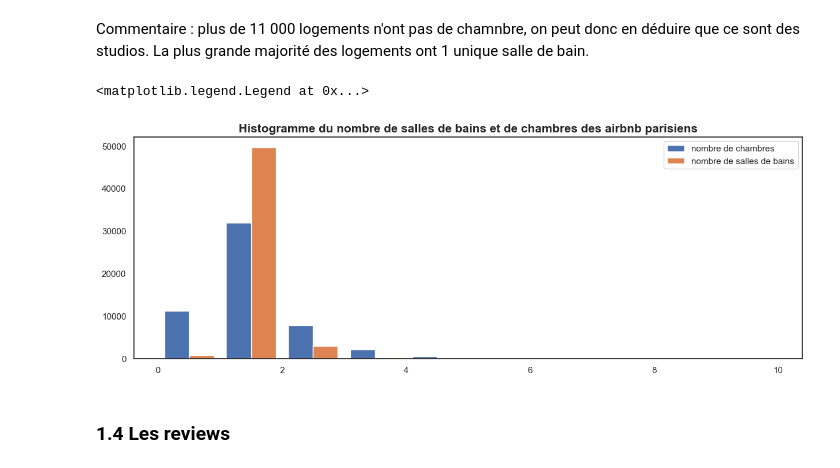
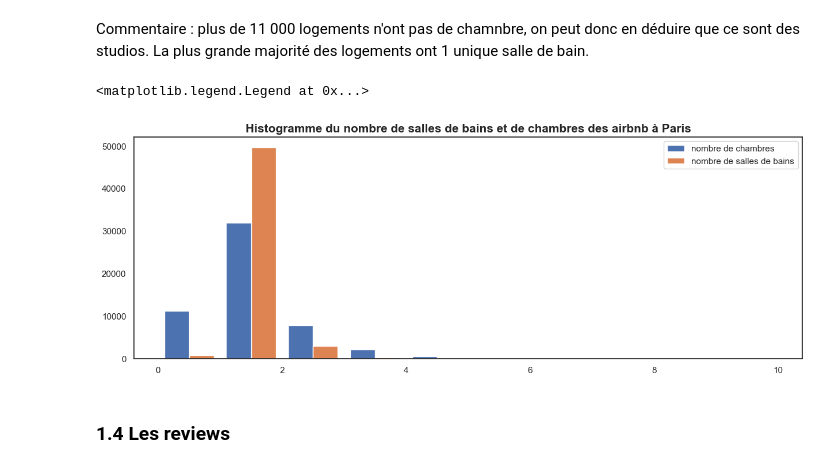
Before and after one commit to marinablaz/projetpython, a Jupyter notebook: stats.ipynb, the cells around one changed output. Cells and saved outputs as stored; diff of their text form; code cells hidden in the pictures.

```diff
--- a/stats.ipynb
+++ b/stats.ipynb
@@ -484,11 +486,11 @@ Commentaire : plus de 11 000 logements n'ont pas de chamnbre, on peut donc en d
 # %%
 fig, ax = plt.subplots(figsize=(15, 5))
 plt.hist([df["Bedrooms"], df["Bathrooms"]], label=['nombre de chambres', 'nombre de salles de bains'], edgecolor = 'white')
-plt.title("Histogramme du nombre de salles de bains et de chambres des airbnb parisiens",size=15, weight='bold')
+plt.title("Histogramme du nombre de salles de bains et de chambres des airbnb à Paris",size=15, weight='bold')
 plt.legend()
 # %% [output]
 <matplotlib.legend.Legend at 0x...>
-[figure, old version]
+[figure, new version]
 # %% [markdown]
 ### 1.4 Les reviews
 # %%
```
Also changed, not shown: parts of 4 cells of this notebook.
